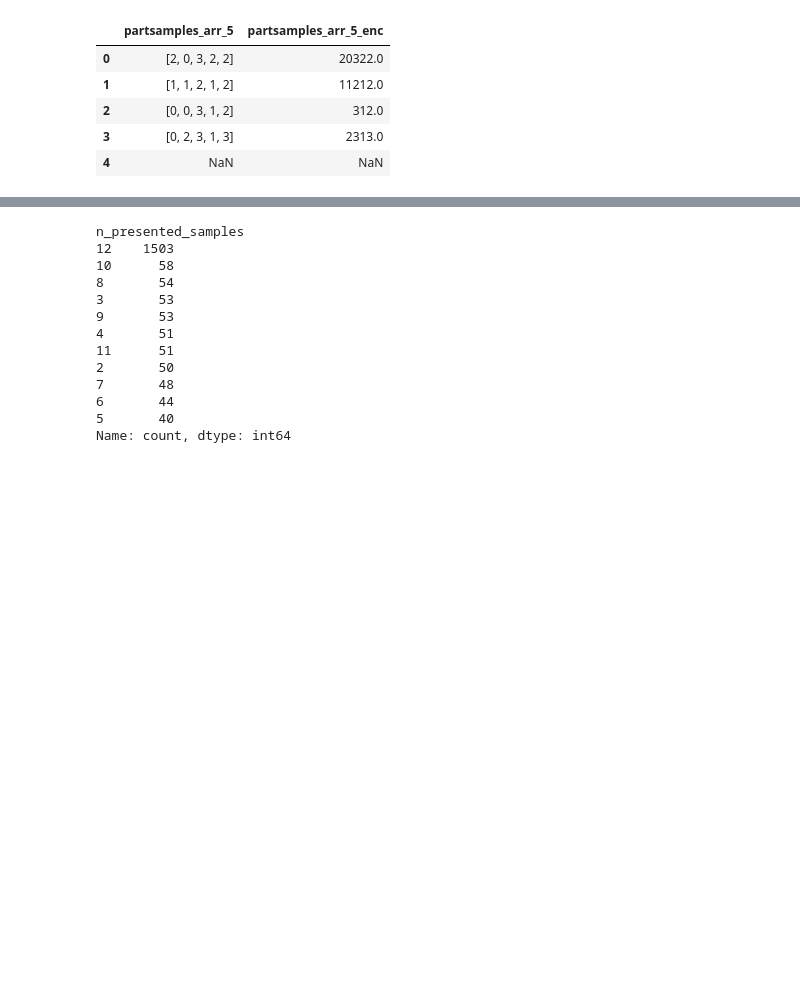
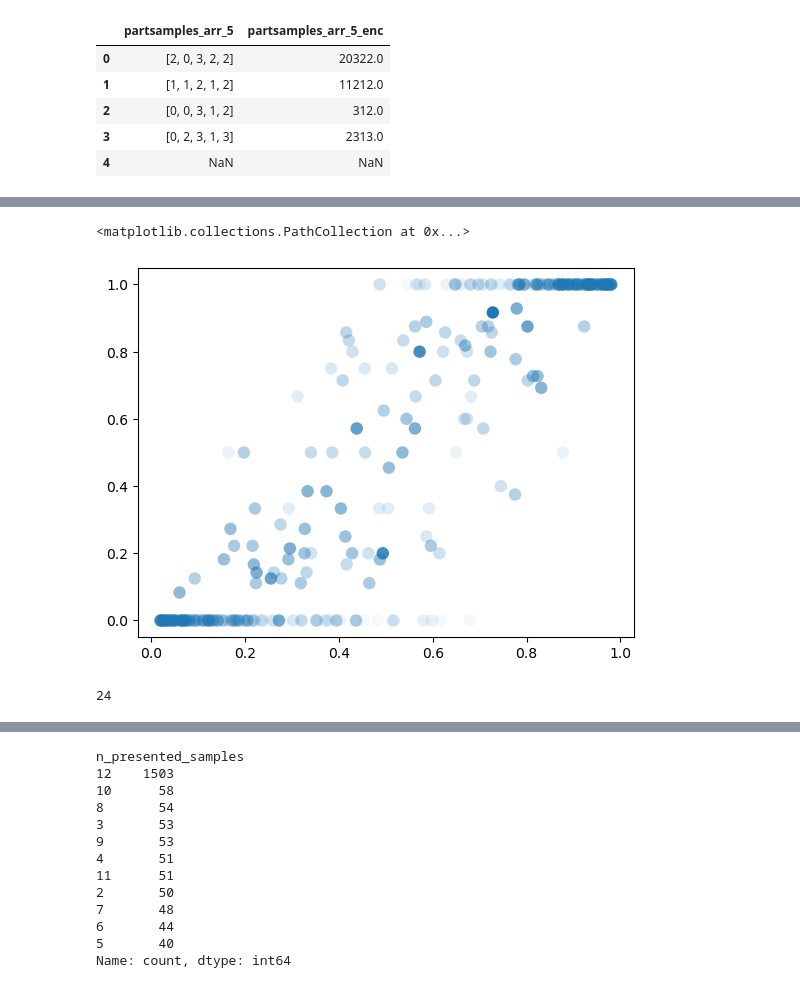
Before and after one commit to jacobaparker/Copy_Murphy2021, a Jupyter notebook: behavioral_data_example.ipynb, the cells around one changed output, grey strips where cells are left out. Saved outputs shown, nothing was run; the diff lists cells and outputs as text; code cells hidden in the pictures; blank space fills up the shorter version.

```diff
--- a/behavioral_data_example.ipynb
+++ b/behavioral_data_example.ipynb
@@ -1139,0 +1236,5 @@ trials_df[["partsamples_arr_5", "partsamples_arr_5_enc"]].head()
+# %%
+trials_df["partsamples_arr_4_enc"] = trials_df["partsamples_arr_4"].apply(
+    lambda arr: int(np.sum(10**np.arange(len(arr)-1,-1,-1) * np.asarray(arr))) if isinstance(arr, (list, np.ndarray)) else np.nan
+)
+trials_df[["partsamples_arr_4", "partsamples_arr_4_enc"]].head()
@@ -1139,0 +1248,20 @@ trials_df[["partsamples_arr_5", "partsamples_arr_5_enc"]].head()
+# %%
+p_RgX, p_YgX, codes, counts = psychometric_choice_probability_by_group(
+    trials_df,
+    "post_prob_pos_partsamples4",
+    "partsamples_arr_4_enc",
+    block_metadata_df=None,
+    block_conditions=None,
+    response_col="response",
+    block_id_col="block_id",
+    sort=True,
+    return_counts=True,
+)
+plt.scatter(p_YgX, p_RgX, s=80, alpha=counts / counts.max(), edgecolor='none')
+# %% [output]
+<matplotlib.collections.PathCollection at 0x...>
+[figure, added]
+# %%
+counts.max()
+# %% [output]
+24
```
Also changed, not shown: parts of 56 cells of this notebook, 1 other file.
